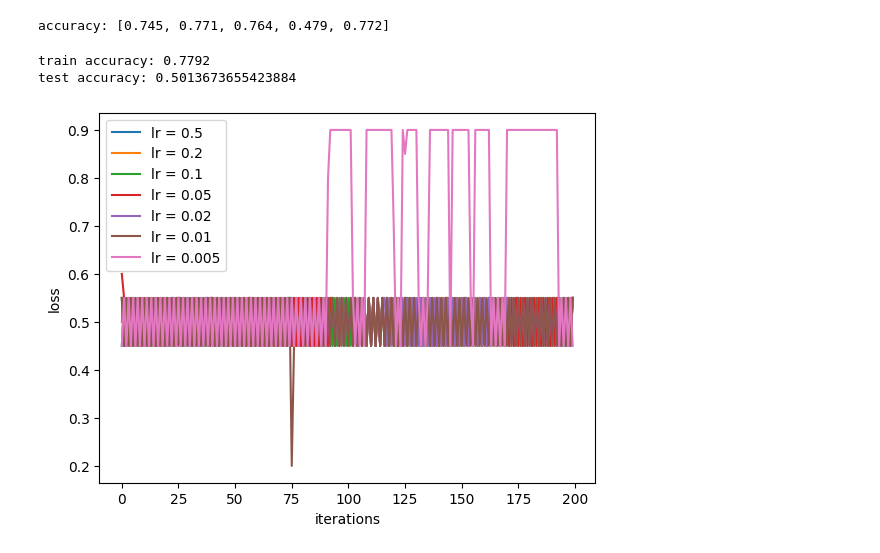
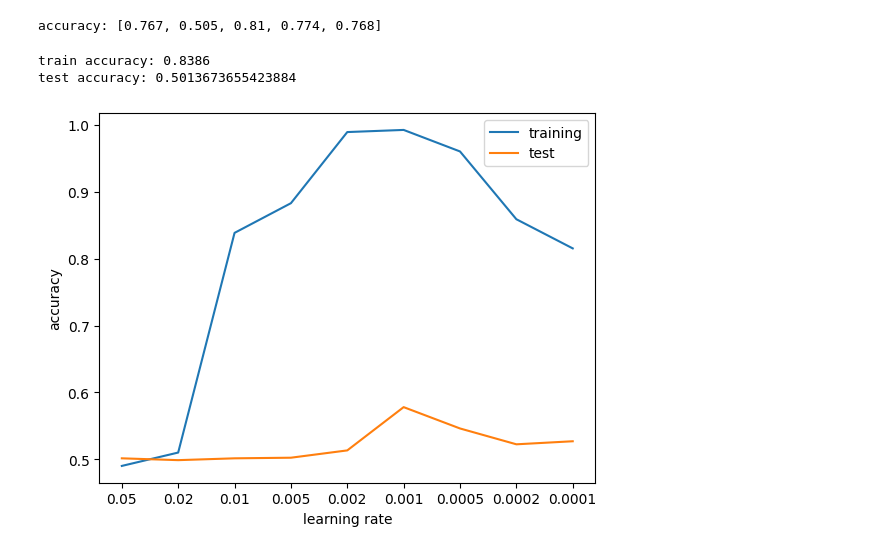
Before and after one commit to BrandNewJimZhang/ml2022fall-homework, a Jupyter notebook: computer exercise/week 4/homework.ipynb, the cells around one changed output. Drawn from its saved outputs; the diff is of its cells as text; code cells hidden in the pictures.

```diff
--- a/computer exercise/week 4/homework.ipynb
+++ b/computer exercise/week 4/homework.ipynb
@@ -81,7 +81,7 @@ def cross_validation(x, y, k, lr, epoch):
         x_train = np.concatenate((x[:i * fold_size], x[(i + 1) * fold_size:]))
         y_train = np.concatenate((y[:i * fold_size], y[(i + 1) * fold_size:]))
 
-        rs = RandomState(42)
+        rs = RandomState(seed=1709)
         w1 = rs.randn(108, 50)
         w2 = rs.randn(50, 20)
         w3 = rs.randn(20, 1)
@@ -89,7 +89,7 @@ def cross_validation(x, y, k, lr, epoch):
         b2 = rs.randn(20)
         b3 = rs.randn(1)
 
-        w1, w2, w3, b1, b2, b3, _ = train(x_train, y_train, w1, w2, w3, b1, b2, b3, lr, epoch)
+        w1, w2, w3, b1, b2, b3 = train(x_train, y_train, w1, w2, w3, b1, b2, b3, lr, epoch)
         y_hat = predict(x_val, w1, w2, w3, b1, b2, b3)
         acc.append(accuracy(y_val, y_hat))
     return acc
@@ -102,9 +102,9 @@ epoch = 1000
 acc = cross_validation(x, y, k, lr, epoch)
 print('accuracy:', acc)
 # %% [output]
-accuracy: [0.745, 0.771, 0.764, 0.479, 0.772]
+accuracy: [0.767, 0.505, 0.81, 0.774, 0.768]
 # %%
-rs = RandomState(42)
+rs = RandomState(seed=1709)
 
 w1 = rs.randn(108, 50)
 w2 = rs.randn(50, 20)
@@ -113,7 +113,7 @@ b1 = rs.randn(50)
 b2 = rs.randn(20)
 b3 = rs.randn(1)
 
-w1, w2, w3, b1, b2, b3, _ = train(x, y, w1, w2, w3, b1, b2, b3, lr, epoch)
+w1, w2, w3, b1, b2, b3 = train(x, y, w1, w2, w3, b1, b2, b3, lr, epoch)
 
 df_test = pd.read_csv('data1forEx1to4/test1_icu_data.csv')
 df_test_label = pd.read_csv('data1forEx1to4/test1_icu_label.csv')
@@ -121,9 +121,38 @@ y_hat = predict(df_test.values, w1, w2, w3, b1, b2, b3)
 print('train accuracy:', accuracy(df_label.values, predict(df.values, w1, w2, w3, b1, b2, b3)))
 print('test accuracy:', accuracy(df_test_label.values, y_hat))
 # %% [output]
-train accuracy: 0.7792
+train accuracy: 0.8386
 test accuracy: 0.5013673655423884
-# %%
-lr_list = [0.5, 0.2, 0.1, 0.05, 0.02, 0.01, 0.005]
-# %% [output]
-[figure, removed]
+# %%
+lr_list = [0.05, 0.02, 0.01, 0.005, 0.002, 0.001, 0.0005, 0.0002, 0.0001]
+acc_training = []
+acc_test = []
+
+for lr in tqdm(lr_list):
+    rs = RandomState(seed=1709)
+
+    w1 = rs.randn(108, 50)
+    w2 = rs.randn(50, 20)
+    w3 = rs.randn(20, 1)
+    b1 = rs.randn(50)
+    b2 = rs.randn(20)
+    b3 = rs.randn(1)
+
+    w1, w2, w3, b1, b2, b3 = train(x, y, w1, w2, w3, b1, b2, b3, lr, epoch)
+    acc = accuracy(df_label.values, predict(df.values, w1, w2, w3, b1, b2, b3))
+    acc_training.append(acc)
+
+    y_hat = predict(df_test.values, w1, w2, w3, b1, b2, b3)
+    acc = accuracy(df_test_label.values, y_hat)
+    acc_test.append(acc)
+# %%
+plt.plot(acc_training, label='training')
+plt.plot(acc_test, label='test')
+plt.legend()
+plt.xticks(np.arange(len(lr_list)), [str(item) for item in lr_list])
+plt.xlabel('learning rate')
+plt.ylabel('accuracy')
+plt.savefig('lr.png', dpi=180)
+plt.show()
+# %% [output]
+[figure, added]
```
Also changed, not shown: 1 other file.
